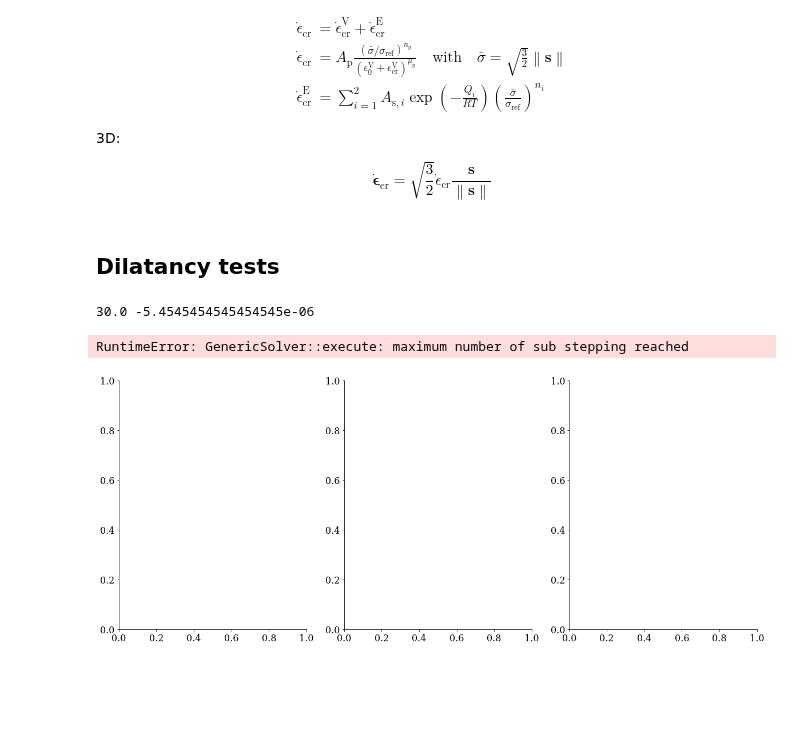
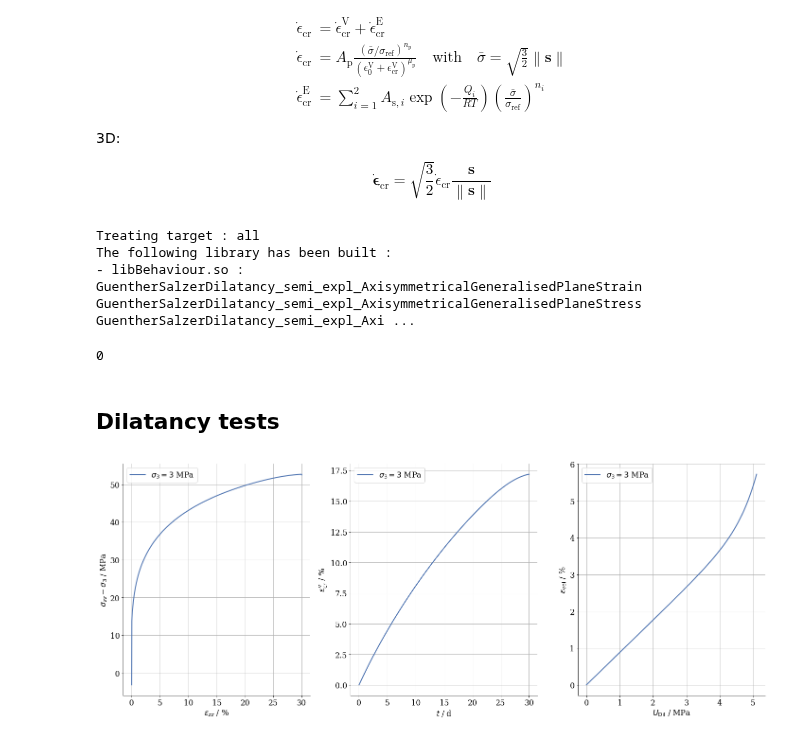
Before and after one commit to nagelt/MechanicsTrainingCourse2020, a Jupyter notebook: MFront/GSdam.ipynb, the cells around one changed output. Cells and saved outputs as stored; diff of their text form; code cells hidden in the pictures; blank space fills up the shorter version.

```diff
--- a/MFront/GSdam.ipynb
+++ b/MFront/GSdam.ipynb
@@ -42,7 +42,12 @@ mtest.setVerboseMode(mtest.VerboseLevel.VERBOSE_QUIET)
 # %%
 #HIDDEN
 build_release = 'mfront --obuild --interface=generic GuentherSalzerDilatancy_semi_expl.mfront'
-#os.system(build_release)
+os.system(build_release)
+# %% [output]
+Treating target : all
+The following library has been built :
+- libBehaviour.so :  GuentherSalzerDilatancy_semi_expl_AxisymmetricalGeneralisedPlaneStrain GuentherSalzerDilatancy_semi_expl_AxisymmetricalGeneralisedPlaneStress GuentherSalzerDilatancy_semi_expl_Axi ...
+0
 # %% [markdown]
 ## Dilatancy tests
 # %%
@@ -50,29 +55,28 @@ E = 25e4 #MPa
 nu = 0.27
 #
 Ap = 6.5e-24 #1/d
-npe = 11.88
+npe = 11.0
 s0 = 1.0 #MPa
 mup = 2.95
 epsv0 = 0.001 # very sensitive parameter!
 #
-As1 = 0.0
+As1 = 0.005
 Q1 = 40e3
 ns1 = 4.0
-As2 = 0.0
+As2 = 0.005
 Q2 = 65e3
 ns2 = 1.0
 # %%
 #HIDDEN
-def run_creep_Asse_dil(T = 299, eps_max = -0.3, eps_dot=-1e-5, s3 = -20.):
+def run_creep_Asse_dil(T = 299., eps_max = -0.3, eps_dot=-1e-5, s3 = -20.):
     tmax = eps_max / eps_dot
     t_discrete = np.linspace(0,tmax,1000)
-    print(tmax, s3/E/2.2)
     m    = mtest.MTest()
-    m.setMaximumNumberOfSubSteps(100)
-    m.setBehaviour('generic', './src/libBehaviour.so', 'GuentherSalzerDilatancy_semi_expl')
+    m.setMaximumNumberOfSubSteps(10)
+    m.setBehaviour('generic', 'src/libBehaviour.so', 'GuentherSalzerDilatancy_semi_expl')
     m.setImposedStress('SXX', s3)
     m.setImposedStress('SYY', s3)
-    m.setImposedStrain('EZZ', {0: s3/E/2.2, tmax: eps_max})
+    m.setImposedStrain('EZZ', {0: 0, tmax: eps_max})
     m.setImposedStress('SXZ', 0.0)
     m.setImposedStress('SYZ', 0.0)
     m.setImposedStress('SXY', 0.0)
@@ -99,40 +103,40 @@ def run_creep_Asse_dil(T = 299, eps_max = -0.3, eps_dot=-1e-5, s3 = -20.):
     eax = np.array([0.])
     Udil = np.array([0.])
     evol = np.array([0.])
+    ehard = np.array([0.])
     for i in range(len(t_discrete)-1):
         m.execute(s, wk, t_discrete[i], t_discrete[i + 1])
-        Udil = np.append(Udil,s.getInternalStateVariableValue('HardeningStrain'))
+        Udil = np.append(Udil,s.getInternalStateVariableValue('DilatancyWork'))
+        ehard = np.append(ehard,s.getInternalStateVariableValue('HardeningStrain'))
         evol = np.append(evol,s.getInternalStateVariableValue('DilatancyStrain'))
         sax = np.append(sax,s.s1[2])
         eax = np.append(eax,s.e1[2])
-    return t_discrete, sax, eax, Udil, evol
+    return t_discrete, sax, eax, ehard, Udil, evol
 # %%
 #HIDDEN
 fig,ax = plt.subplots(figsize=(20,8),ncols=3)
-for sig3 in [3,5,10]:
-    t, s, e, u, dil = run_creep_Asse_dil(s3 = -sig3, eps_dot = -1e-2)
-    ax[0].plot(-e[10:]*100,-s[10:]-sig3, label= '$\\sigma_3 = %i$ MPa' %sig3)
-    ax[1].plot(t[1:],u[1:]*100, label= '$\\sigma_3 = %i$ MPa' %sig3)
-    ax[2].plot(t[1:],dil[1:]*100, label= '$\\sigma_3 = %i$ MPa' %sig3)
+for sig3 in [3.175]:
+    t_, s_, e_, ehard, udil, dil = run_creep_Asse_dil(s3 = -sig3, eps_dot = -1e-2)
+    ax[0].plot(-e_[0:]*100,-s_[0:]-sig3, label= '$\\sigma_3 = %i$ MPa' %sig3)
+    ax[1].plot(t_[1:],ehard[1:]*100, label= '$\\sigma_3 = %i$ MPa' %sig3)
+    ax[2].plot(udil[1:],dil[1:]*100, label= '$\\sigma_3 = %i$ MPa' %sig3)
 
 ax[0].set_xlabel('$\\epsilon_{zz}$ / %')
 ax[0].set_ylabel('$\\sigma_{zz} - \sigma_3$ / MPa')
 ax[0].grid('both')
 ax[0].legend()
 
 
 ax[1].set_xlabel('$t$ / d')
 ax[1].set_ylabel('$\\epsilon_\\mathrm{cr}^\\mathrm{v}$ / %')
 ax[1].grid('both')
 ax[1].legend()
 
-ax[2].set_xlabel('$t$ / d')
+ax[2].set_xlabel('$U_\\mathrm{Dil}$ / MPa')
 ax[2].set_ylabel('$\\epsilon_\\mathrm{vol}$ / %')
 ax[2].grid('both')
 ax[2].legend()
 
 fig.tight_layout();
 # %% [output]
-30.0 -5.4545454545454545e-06
-RuntimeError: GenericSolver::execute: maximum number of sub stepping reached
-[figure, old version]
+[figure, new version]
```
Also changed, not shown: parts of 1 cell of this notebook, 5 other files.
